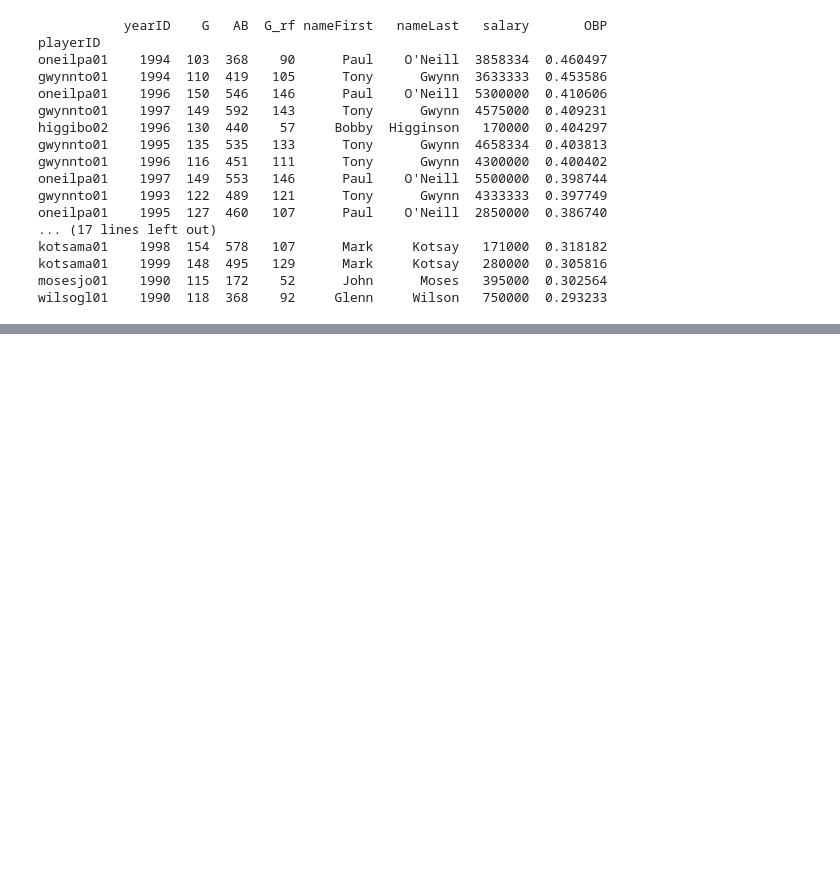
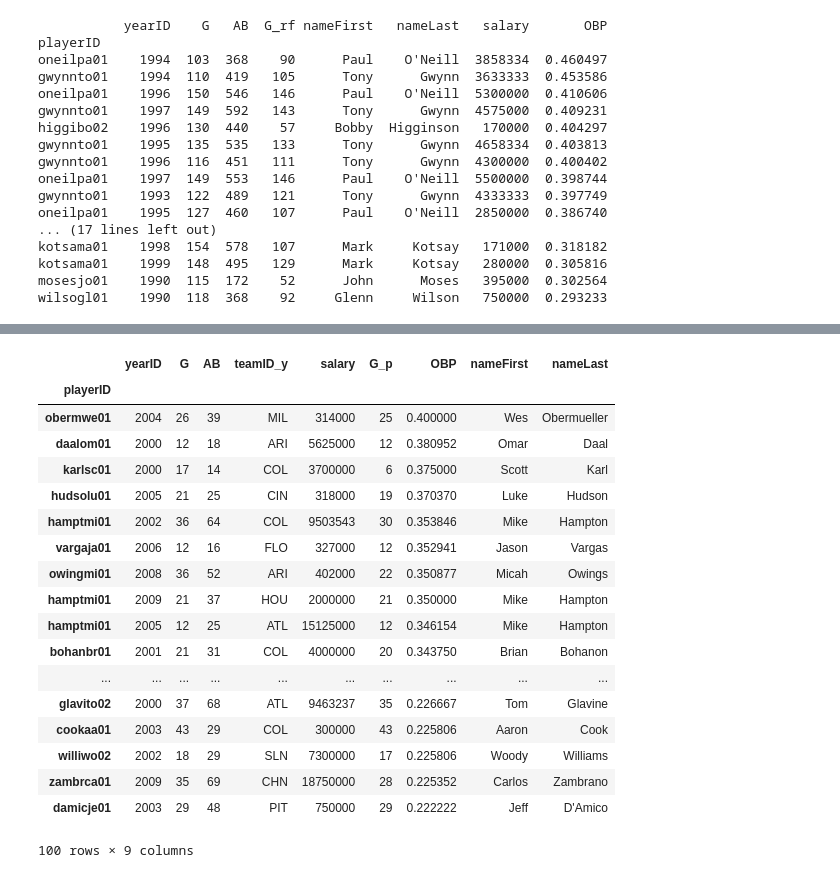
Before and after one commit to tiy-gvl-python-2015-09/moneyball, a Jupyter notebook: Moneyball -- Hard Mode.ipynb, the cells around one changed output, grey strips where cells are left out. Drawn from its saved outputs; the diff is of its cells as text; code cells hidden in the pictures; blank space fills up the shorter version.

Commit message:
All 00's team selected

```diff
--- a/Moneyball -- Hard Mode.ipynb
+++ b/Moneyball -- Hard Mode.ipynb
@@ -104,3 +83,19 @@ kotsama01    1998  154  578   107      Mark     Kotsay   171000  0.318182
 kotsama01    1999  148  495   129      Mark     Kotsay   280000  0.305816
 mosesjo01    1990  115  172    52      John      Moses   395000  0.302564
 wilsogl01    1990  118  368    92     Glenn     Wilson   750000  0.293233
+# %%
+batting_00s = batting[batting.yearID.isin([2000, 2001, 2002, 2003, 2004, 2005, 2006, 2007, 2008, 2009])]
+salaries_00s = salaries[salaries.yearID.isin([2000, 2001, 2002, 2003, 2004, 2005, 2006, 2007, 2008, 2009])]
+appearances_00s = appearances[appearances.yearID.isin([2000, 2001, 2002, 2003, 2004, 2005, 2006, 2007, 2008, 2009])]
+everything_00s = pd.merge(batting_00s, salaries_00s, how="inner", left_on=["yearID", "playerID"], right_on=["yearID", "playerID"])
+everything_00s = pd.merge(everything_00s, appearances_00s, how="inner", left_on=["yearID", "playerID"], right_on=["yearID", "playerID"])
+# %%
+everything_00s = everything_00s.set_index(["playerID"])
+everything_00s = everything_00s.drop(["stint", "teamID_x", "lgID_x", "lgID_y"], axis=1)
+everything_00s = everything_00s.drop(["teamID", "lgID", "G_all", "GS", "G_batting", "G_defense", "G_pr", "G_ph", "G_dh"], axis=1)
+everything_00s = everything_00s.drop(["R", "2B", "3B", "HR", "RBI", "SB", "CS", "SO", "SH", "GIDP", "IBB"], axis=1)
+everything_00s["OBP"] = (everything_00s.H + everything_00s.HBP + everything_00s.BB) / (everything_00s.AB + everything_00s.BB + everything_00s.HBP +everything_00s.SF)
+everything_00s = everything_00s.sort(axis=0)
+everything_00s = everything_00s[pd.notnull(everything_00s['OBP'])]
+everything_00s = everything_00s.drop_duplicates(["yearID", "G", "AB"])
+everything_00s = everything_00s.drop(["H", "BB", "HBP", "SF"], axis=1)
@@ -106,0 +125,7 @@ wilsogl01    1990  118  368    92     Glenn     Wilson   750000  0.293233
+# %%
+pitchers_00s = everything_00s.drop(everything_00s[everything_00s.G_p <= 1].index)
+pitchers_00s = pitchers_00s.drop(["G_c", "G_1b", "G_c", "G_2b", "G_3b", "G_ss", "G_lf", "G_cf", "G_rf", "G_of"], axis=1)
+pitchers_00s = pd.merge(pitchers_00s, master, how="inner", left_index=True, right_on="playerID")
+pitchers_00s = pitchers_00s.set_index(["playerID"])
+pitchers_00s = pitchers_00s.sort(columns="OBP", axis=0, ascending=False)
+pitchers_00s = pitchers_00s.drop(pitchers_00s[pitchers_00s.AB < 10].index)
@@ -106,0 +153,22 @@ wilsogl01    1990  118  368    92     Glenn     Wilson   750000  0.293233
+# %%
+pitchers_00s[0:100]
+# %% [output]
+|  | yearID | G | AB | teamID_y | salary | G_p | OBP | nameFirst | nameLast |
+| playerID |  |  |  |  |  |  |  |  |  |
+| obermwe01 | 2004 | 26 | 39 | MIL | 314000 | 25 | 0.400000 | Wes | Obermueller |
+| daalom01 | 2000 | 12 | 18 | ARI | 5625000 | 12 | 0.380952 | Omar | Daal |
+| karlsc01 | 2000 | 17 | 14 | COL | 3700000 | 6 | 0.375000 | Scott | Karl |
+| hudsolu01 | 2005 | 21 | 25 | CIN | 318000 | 19 | 0.370370 | Luke | Hudson |
+| hamptmi01 | 2002 | 36 | 64 | COL | 9503543 | 30 | 0.353846 | Mike | Hampton |
+| vargaja01 | 2006 | 12 | 16 | FLO | 327000 | 12 | 0.352941 | Jason | Vargas |
+| owingmi01 | 2008 | 36 | 52 | ARI | 402000 | 22 | 0.350877 | Micah | Owings |
+| hamptmi01 | 2009 | 21 | 37 | HOU | 2000000 | 21 | 0.350000 | Mike | Hampton |
+| hamptmi01 | 2005 | 12 | 25 | ATL | 15125000 | 12 | 0.346154 | Mike | Hampton |
+| bohanbr01 | 2001 | 21 | 31 | COL | 4000000 | 20 | 0.343750 | Brian | Bohanon |
+| ... | ... | ... | ... | ... | ... | ... | ... | ... | ... |
+| glavito02 | 2000 | 37 | 68 | ATL | 9463237 | 35 | 0.226667 | Tom | Glavine |
+| cookaa01 | 2003 | 43 | 29 | COL | 300000 | 43 | 0.225806 | Aaron | Cook |
+| williwo02 | 2002 | 18 | 29 | SLN | 7300000 | 17 | 0.225806 | Woody | Williams |
+| zambrca01 | 2009 | 35 | 69 | CHN | 18750000 | 28 | 0.225352 | Carlos | Zambrano |
+| damicje01 | 2003 | 29 | 48 | PIT | 750000 | 29 | 0.222222 | Jeff | D'Amico |
+100 rows × 9 columns
```
Also changed, not shown: parts of 10 cells of this notebook.
